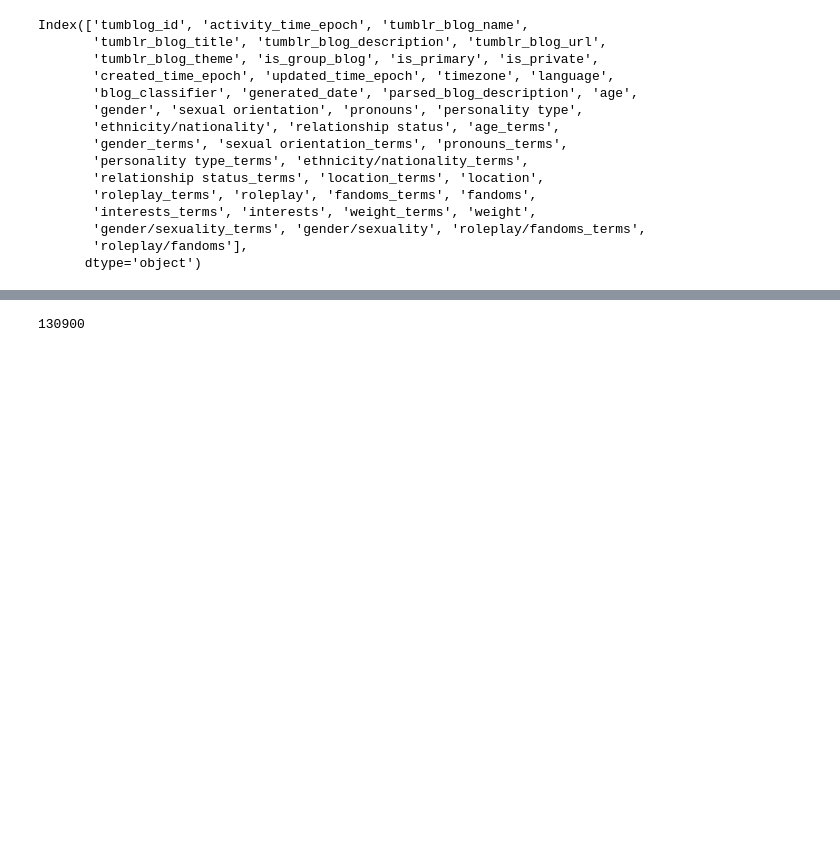
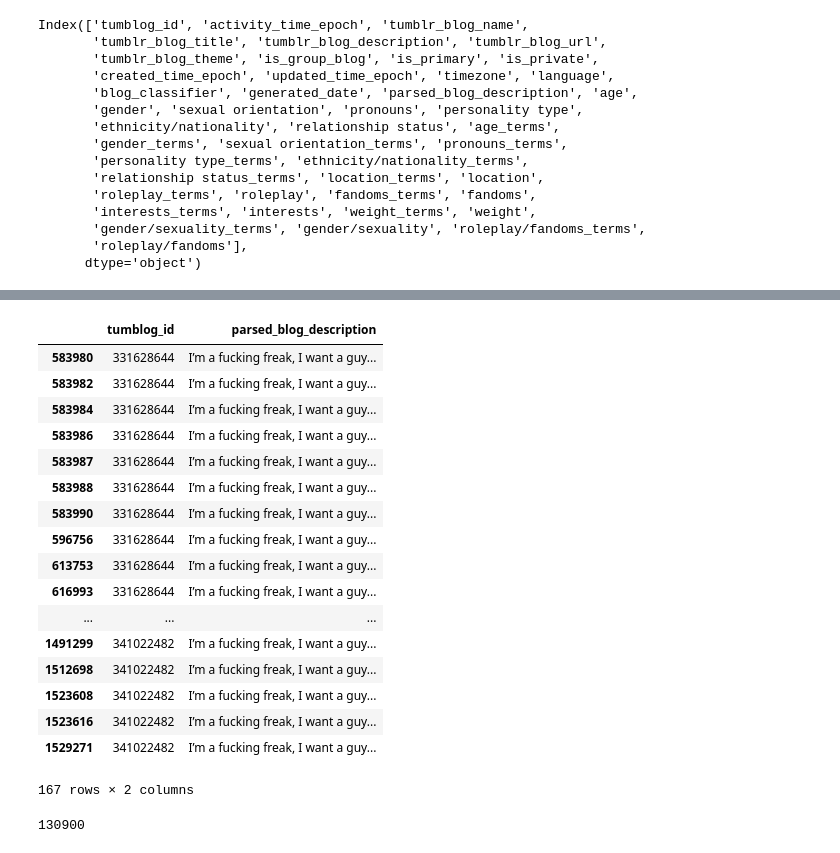
Before and after one commit to michaelmilleryoder/tumblr-scripts, a Jupyter notebook: jupyter/identity_data_analysis.ipynb, the cells around one changed output, grey strips where cells are left out. Drawn from its saved outputs; the diff is of its cells as text; code cells hidden in the pictures; blank space fills up the shorter version.

```diff
--- a/jupyter/identity_data_analysis.ipynb
+++ b/jupyter/identity_data_analysis.ipynb
@@ -48,0 +80,3 @@ Index(['tumblog_id', 'activity_time_epoch', 'tumblr_blog_name',
+# %%
+train_descs = descs[descs['tumblog_id'].isin(train_ids)]
+len(train_descs)
@@ -113,3 +355,28 @@ merged.shape
+# %%
+pd.set_option('display.max_colwidth', -1)
+# %%
+# Explore blog descriptions that contain certain tags
+tag = 'kikgirls'
+merged.loc[merged['parsed_tags_minfreq3'].map(lambda x: tag in x), ['tumblog_id', 'parsed_blog_description',]]
+# %% [output]
+|  | tumblog_id | parsed_blog_description |
+| 583980 | 331628644 | I’m a fucking freak, I want a guy... |
+| 583982 | 331628644 | I’m a fucking freak, I want a guy... |
+| 583984 | 331628644 | I’m a fucking freak, I want a guy... |
+| 583986 | 331628644 | I’m a fucking freak, I want a guy... |
+| 583987 | 331628644 | I’m a fucking freak, I want a guy... |
+| 583988 | 331628644 | I’m a fucking freak, I want a guy... |
+| 583990 | 331628644 | I’m a fucking freak, I want a guy... |
+| 596756 | 331628644 | I’m a fucking freak, I want a guy... |
+| 613753 | 331628644 | I’m a fucking freak, I want a guy... |
+| 616993 | 331628644 | I’m a fucking freak, I want a guy... |
+| ... | ... | ... |
+| 1491299 | 341022482 | I’m a fucking freak, I want a guy... |
+| 1512698 | 341022482 | I’m a fucking freak, I want a guy... |
+| 1523608 | 341022482 | I’m a fucking freak, I want a guy... |
+| 1523616 | 341022482 | I’m a fucking freak, I want a guy... |
+| 1529271 | 341022482 | I’m a fucking freak, I want a guy... |
+167 rows × 2 columns
 # %%
 tag = 'chat'
 category = 'sexual orientation'
```
Also changed, not shown: parts of 32 cells of this notebook, 3 other files.
